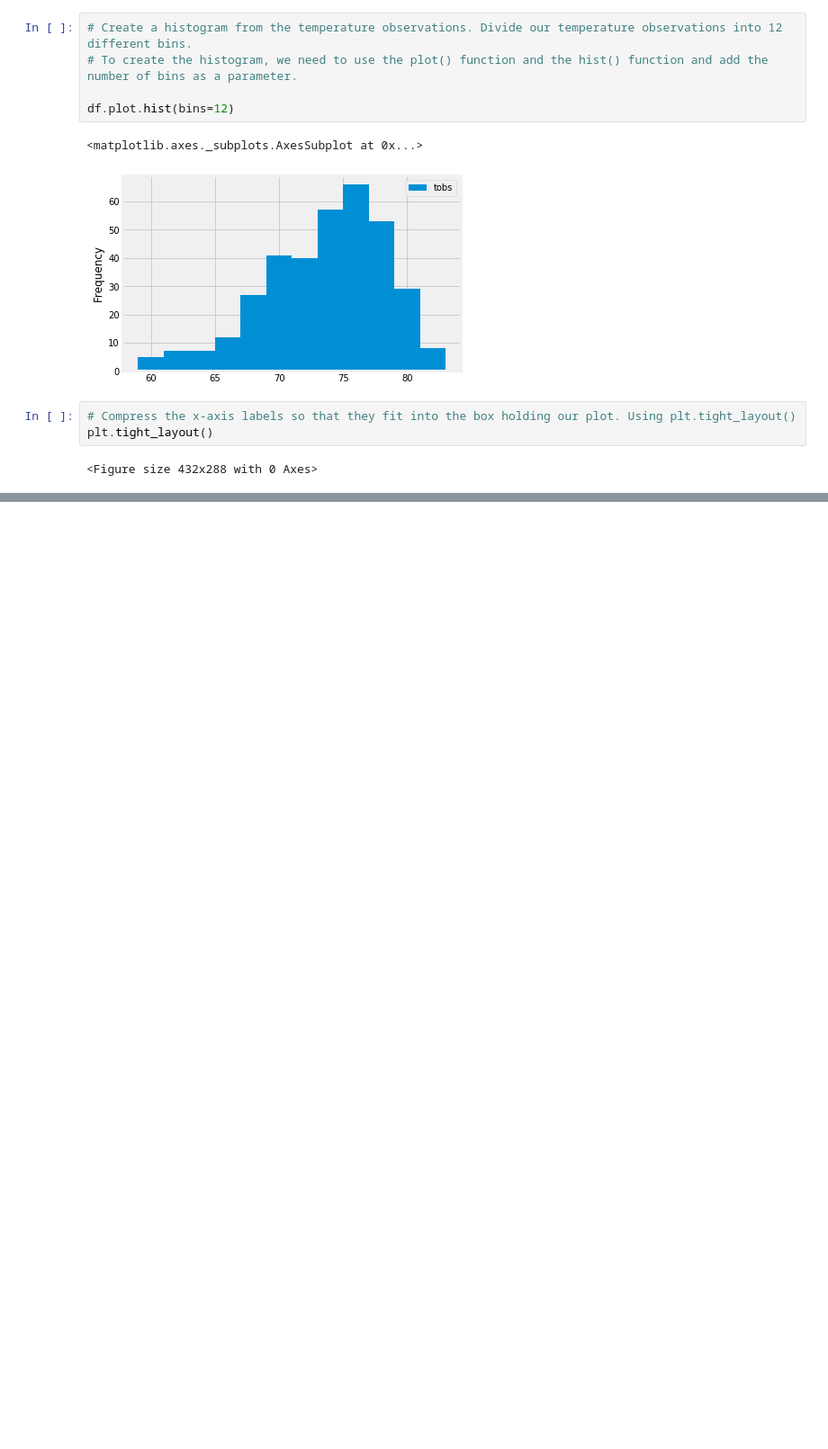
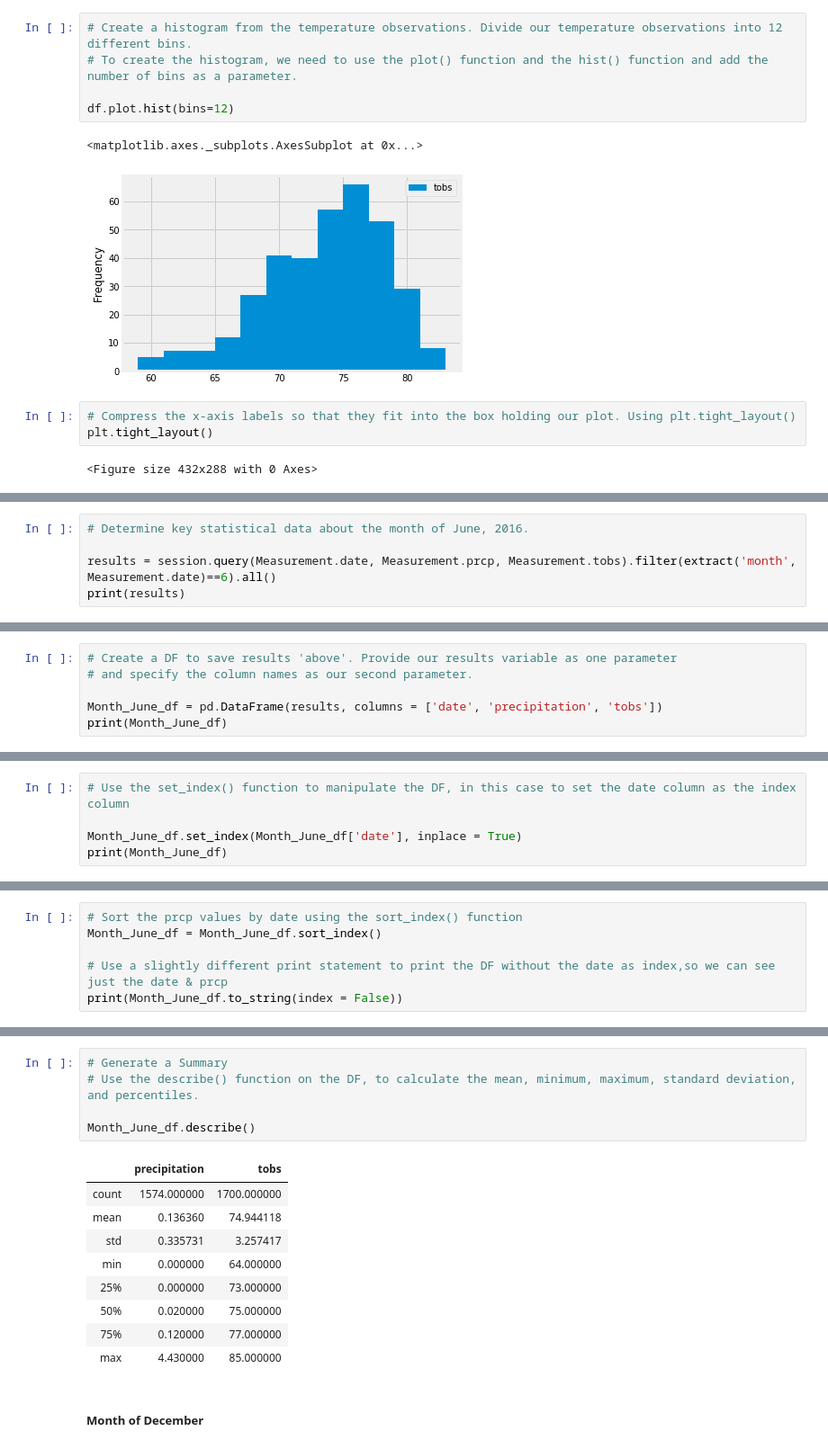
Before and after one commit to aodoming/Surfs_Up_ADominguez, a Jupyter notebook: climate_analysis.ipynb, the cells around one changed output, grey strips where cells are left out. Shown: that part at 90% size. Saved outputs shown, nothing was run; the diff lists cells and outputs as text; blank space fills up the shorter version.

```diff
--- a/climate_analysis.ipynb
+++ b/climate_analysis.ipynb
@@ -347,0 +357,5 @@ plt.tight_layout()
+# %%
+# Determine key statistical data about the month of June, 2016.
+
+results = session.query(Measurement.date, Measurement.prcp, Measurement.tobs).filter(extract('month', Measurement.date)==6).all()
+print(results)
@@ -347,0 +364,6 @@ plt.tight_layout()
+# %%
+# Create a DF to save results 'above'. Provide our results variable as one parameter
+# and specify the column names as our second parameter.
+
+Month_June_df = pd.DataFrame(results, columns = ['date', 'precipitation', 'tobs'])
+print(Month_June_df)
@@ -347,0 +385,5 @@ plt.tight_layout()
+# %%
+# Use the set_index() function to manipulate the DF, in this case to set the date column as the index column
+
+Month_June_df.set_index(Month_June_df['date'], inplace = True)
+print(Month_June_df)
@@ -347,0 +406,6 @@ plt.tight_layout()
+# %%
+# Sort the prcp values by date using the sort_index() function
+Month_June_df = Month_June_df.sort_index()
+
+# Use a slightly different print statement to print the DF without the date as index,so we can see just the date & prcp
+print(Month_June_df.to_string(index = False))
@@ -347,0 +430,17 @@ plt.tight_layout()
+# %%
+# Generate a Summary
+# Use the describe() function on the DF, to calculate the mean, minimum, maximum, standard deviation, and percentiles.
+
+Month_June_df.describe()
+# %% [output]
+|  | precipitation | tobs |
+| count | 1574.000000 | 1700.000000 |
+| mean | 0.136360 | 74.944118 |
+| std | 0.335731 | 3.257417 |
+| min | 0.000000 | 64.000000 |
+| 25% | 0.000000 | 73.000000 |
+| 50% | 0.020000 | 75.000000 |
+| 75% | 0.120000 | 77.000000 |
+| max | 4.430000 | 85.000000 |
+# %% [markdown]
+##### Month of December
```
Also changed, not shown: parts of 12 cells of this notebook.
